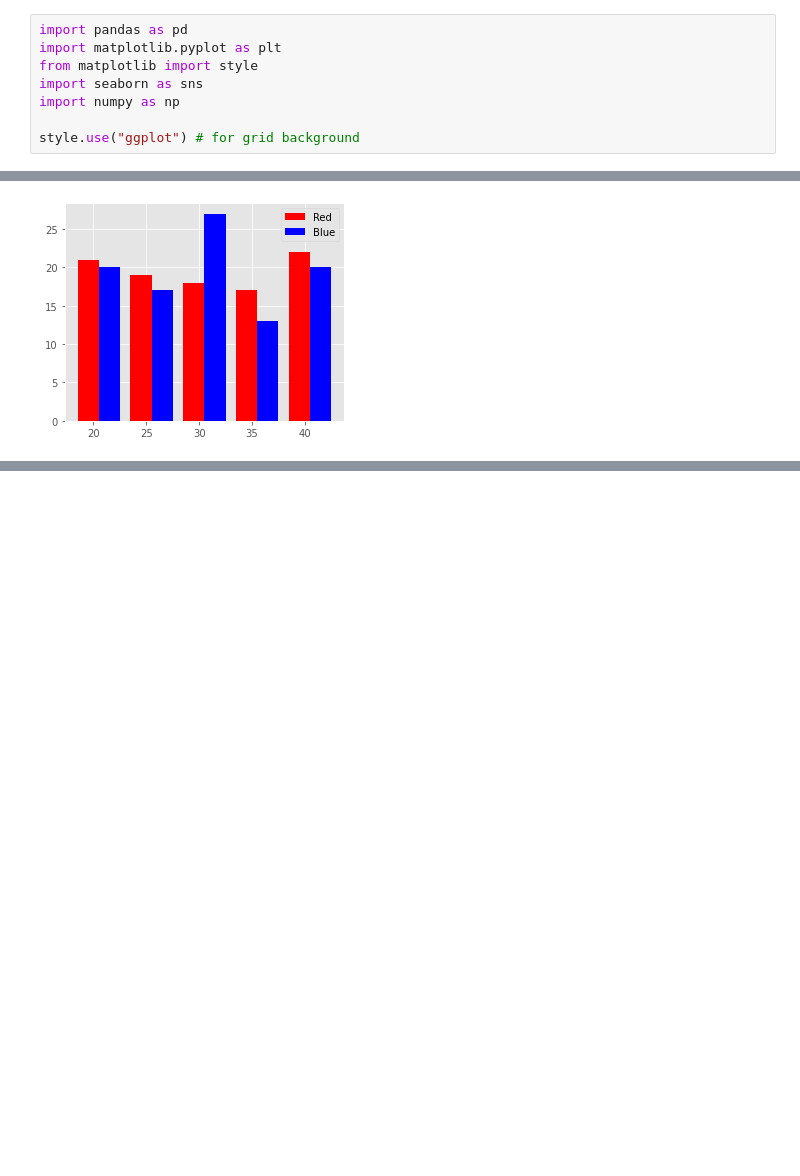
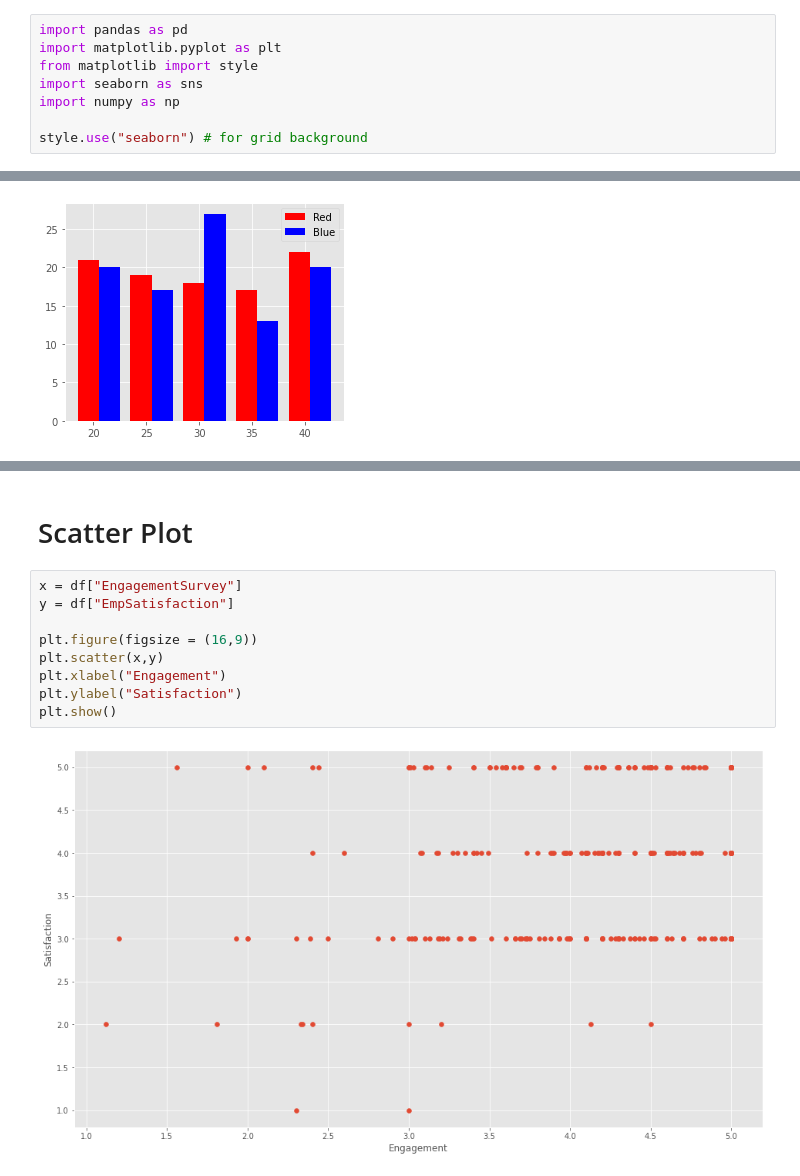
Before and after one commit to anmolk11/Data-visualization, a Jupyter notebook: Untitled.ipynb, the cells around one changed output, grey strips where cells are left out. Cells and saved outputs as stored; diff of their text form; blank space fills up the shorter version.

Commit message:
Scatter Plot completed

```diff
--- a/Untitled.ipynb
+++ b/Untitled.ipynb
@@ -5,7 +5,7 @@ from matplotlib import style
 import seaborn as sns
 import numpy as np
 
-style.use("ggplot") # for grid background
+style.use("seaborn") # for grid background
 # %%
 df = pd.read_csv("HRDataset_v14.csv")
 df.head()
@@ -108,0 +109,13 @@ plt.legend()
+# %% [markdown]
+# Scatter Plot
+# %%
+x = df["EngagementSurvey"]
+y = df["EmpSatisfaction"]
+
+plt.figure(figsize = (16,9))
+plt.scatter(x,y)
+plt.xlabel("Engagement")
+plt.ylabel("Satisfaction")
+plt.show()
+# %% [output]
+[figure, added]
```
Also changed, not shown: parts of 18 cells of this notebook.
